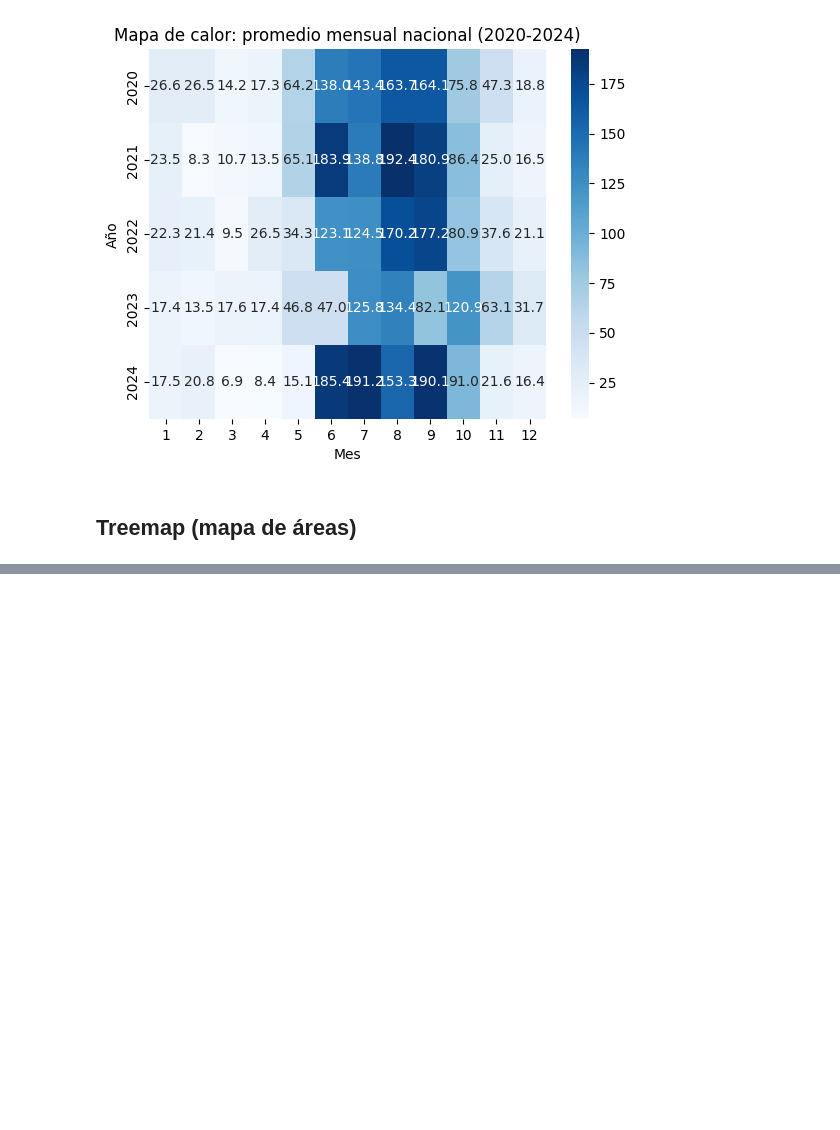
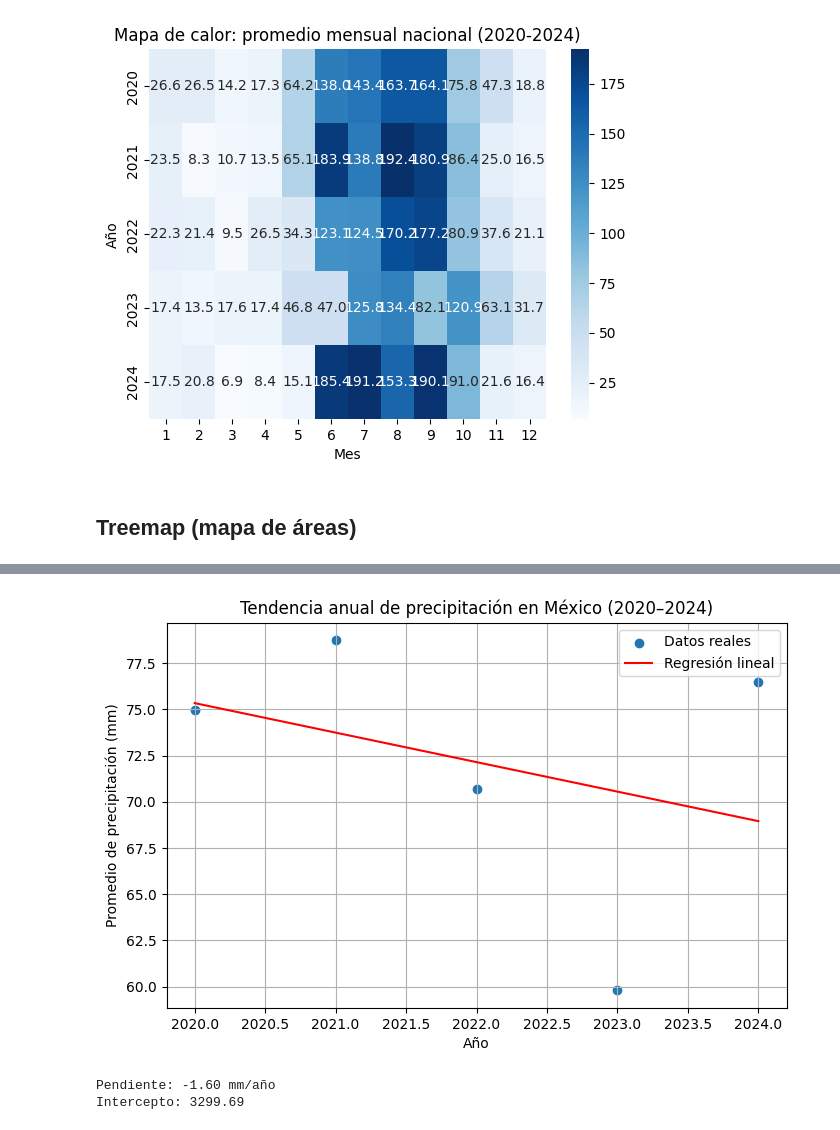
Before and after one commit to SayuriPradoEustaquio/Data_Portafolio, a Jupyter notebook: Bedu_Lluvias/Lluvias.ipynb, the cells around one changed output, grey strips where cells are left out. Drawn from its saved outputs; the diff is of its cells as text; code cells hidden in the pictures; blank space fills up the shorter version.

```diff
--- a/Bedu_Lluvias/Lluvias.ipynb
+++ b/Bedu_Lluvias/Lluvias.ipynb
@@ -285,0 +289,33 @@ plt.show()
+# %%
+# Promedio anual por año
+prom_anual = df_all.groupby("anio")["lluvia_mm"].mean().reset_index()
+
+# Variables
+X = prom_anual[["anio"]]
+y = prom_anual["lluvia_mm"]
+
+# Modelo
+modelo = LinearRegression()
+modelo.fit(X, y)
+
+# Predicciones
+y_pred = modelo.predict(X)
+
+# Gráfica
+plt.figure(figsize=(8,5))
+plt.scatter(X, y, label="Datos reales")
+plt.plot(X, y_pred, color="red", label="Regresión lineal")
+plt.xlabel("Año")
+plt.ylabel("Promedio de precipitación (mm)")
+plt.title("Tendencia anual de precipitación en México (2020–2024)")
+plt.legend()
+plt.grid(True)
+plt.show()
+
+# Coeficiente y pendiente
+print(f"Pendiente: {modelo.coef_[0]:.2f} mm/año")
+print(f"Intercepto: {modelo.intercept_:.2f}")
+# %% [output]
+[figure, added]
+Pendiente: -1.60 mm/año
+Intercepto: 3299.69
```
Also changed, not shown: parts of 5 cells of this notebook.
